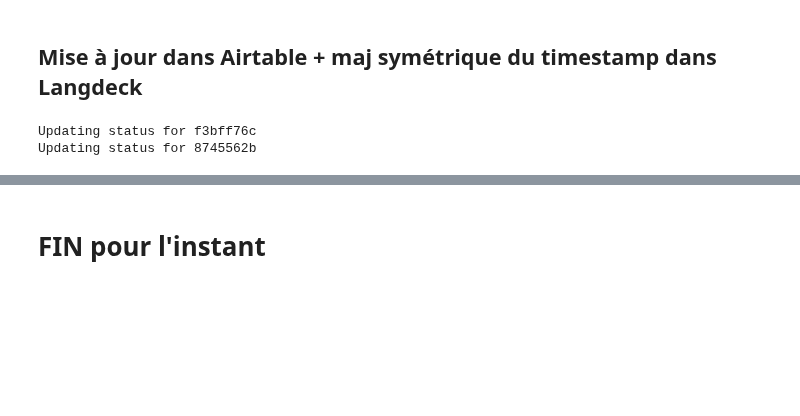
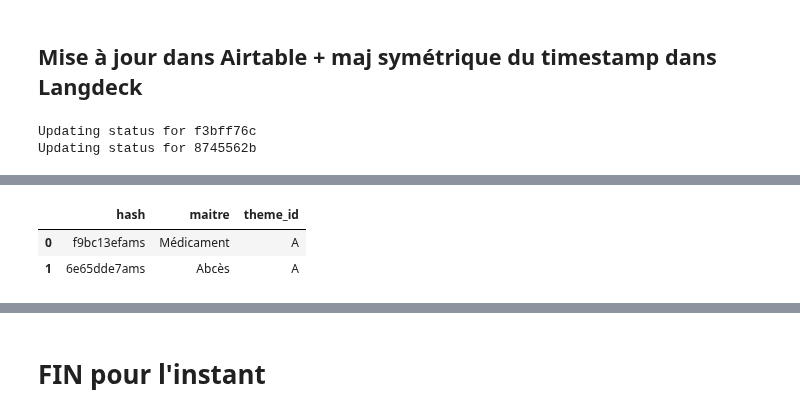
Before and after one commit to gretiere545/corpus, a Jupyter notebook: corpus_sync_airtable.ipynb, the cells around one changed output, grey strips where cells are left out. Saved outputs shown, nothing was run; the diff lists cells and outputs as text; code cells hidden in the pictures; blank space fills up the shorter version.

```diff
--- a/corpus_sync_airtable.ipynb
+++ b/corpus_sync_airtable.ipynb
@@ -589,0 +580,15 @@ for index, row in df_newly_updated_in_langdeck.iterrows():
+# %%
+df3=pd.DataFrame()
+frames=[]
+frames.append(df3)
+frames.append(df_langdeck[["hash", "maitre"]].head(2))
+df3 = pd.concat(frames)
+df3["theme_id"]="A"
+# %%
+df3 = pd.concat(frames)
+# %%
+df3
+# %% [output]
+|  | hash | maitre | theme_id |
+| 0 | f9bc13efams | Médicament | A |
+| 1 | 6e65dde7ams | Abcès | A |
```
Also changed, not shown: parts of 31 cells of this notebook.
